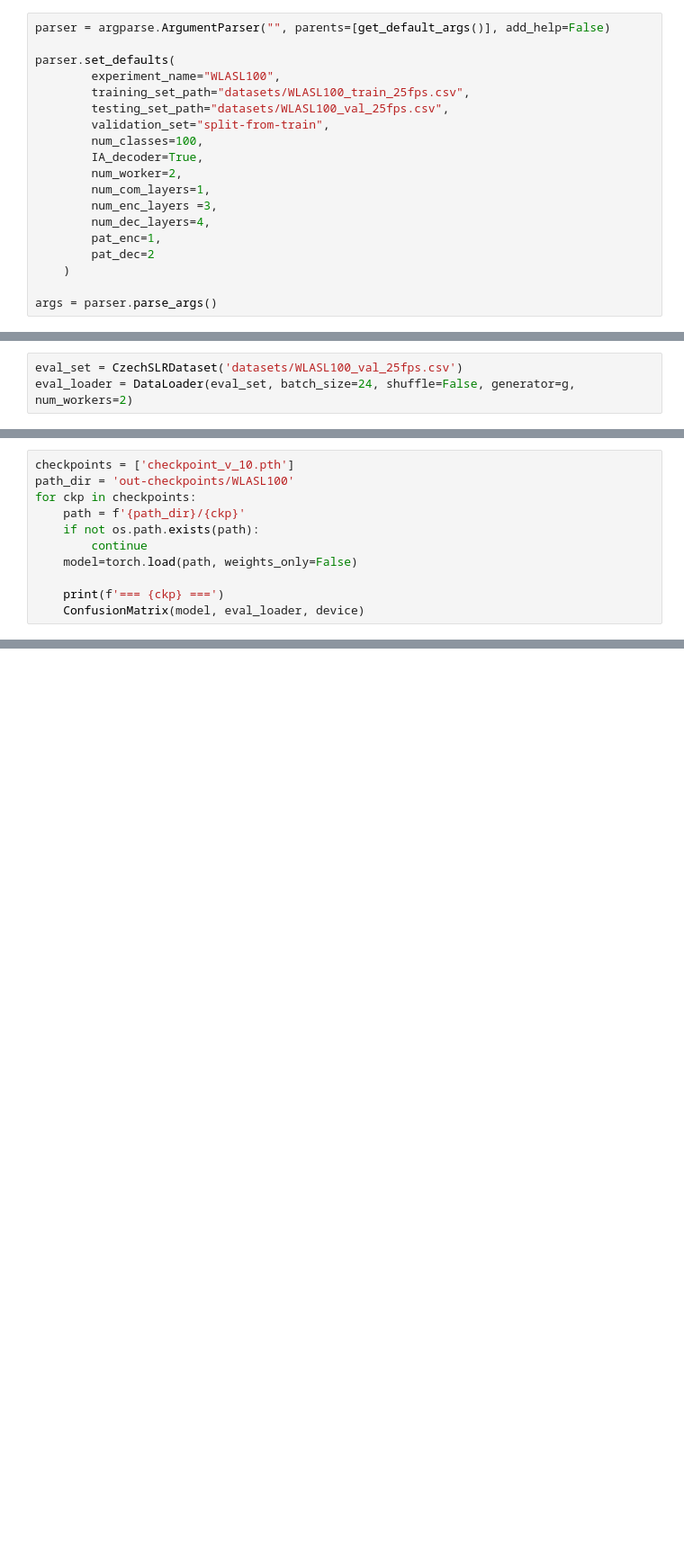
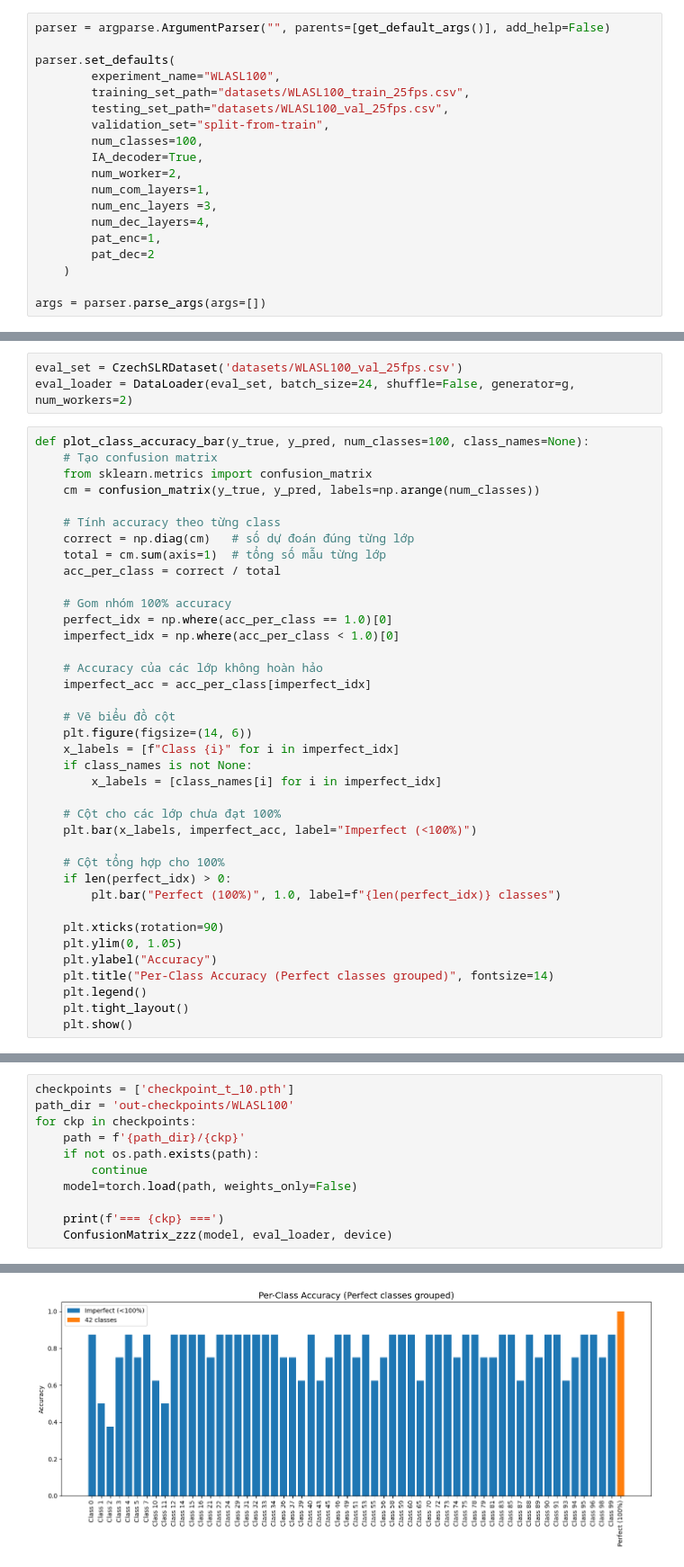
Before and after one commit to HuuTuan180404/Siformer-WLASL100, a Jupyter notebook: train.ipynb, the cells around one changed output, grey strips where cells are left out. Shown at 90% size. Drawn from its saved outputs; the diff is of its cells as text; blank space fills up the shorter version.

```diff
--- a/train.ipynb
+++ b/train.ipynb
@@ -115,7 +119,7 @@ parser.set_defaults(
         pat_dec=2
     )
 
-args = parser.parse_args()
+args = parser.parse_args(args=[])
 # %%
 random.seed(args.seed)
 np.random.seed(args.seed)
@@ -134,3 +142,41 @@ if torch.cuda.is_available():
 # %%
 eval_set = CzechSLRDataset('datasets/WLASL100_val_25fps.csv')
 eval_loader = DataLoader(eval_set, batch_size=24, shuffle=False, generator=g, num_workers=2)
+# %%
+def plot_class_accuracy_bar(y_true, y_pred, num_classes=100, class_names=None):
+    # Tạo confusion matrix
+    from sklearn.metrics import confusion_matrix
+    cm = confusion_matrix(y_true, y_pred, labels=np.arange(num_classes))
+
+    # Tính accuracy theo từng class
+    correct = np.diag(cm)   # số dự đoán đúng từng lớp
+    total = cm.sum(axis=1)  # tổng số mẫu từng lớp
+    acc_per_class = correct / total
+
+    # Gom nhóm 100% accuracy
+    perfect_idx = np.where(acc_per_class == 1.0)[0]
+    imperfect_idx = np.where(acc_per_class < 1.0)[0]
+
+    # Accuracy của các lớp không hoàn hảo
+    imperfect_acc = acc_per_class[imperfect_idx]
+
+    # Vẽ biểu đồ cột
+    plt.figure(figsize=(14, 6))
+    x_labels = [f"Class {i}" for i in imperfect_idx]
+    if class_names is not None:
+        x_labels = [class_names[i] for i in imperfect_idx]
+
+    # Cột cho các lớp chưa đạt 100%
+    plt.bar(x_labels, imperfect_acc, label="Imperfect (<100%)")
+
+    # Cột tổng hợp cho 100%
+    if len(perfect_idx) > 0:
+        plt.bar("Perfect (100%)", 1.0, label=f"{len(perfect_idx)} classes")
+
+    plt.xticks(rotation=90)
+    plt.ylim(0, 1.05)
+    plt.ylabel("Accuracy")
+    plt.title("Per-Class Accuracy (Perfect classes grouped)", fontsize=14)
+    plt.legend()
+    plt.tight_layout()
+    plt.show()
@@ -137,5 +230,5 @@ eval_loader = DataLoader(eval_set, batch_size=24, shuffle=False, generator=g, nu
 # %%
-checkpoints = ['checkpoint_v_10.pth']
+checkpoints = ['checkpoint_t_10.pth']
 path_dir = 'out-checkpoints/WLASL100'
 for ckp in checkpoints:
     path = f'{path_dir}/{ckp}'
@@ -144,4 +237,5 @@ for ckp in checkpoints:
     model=torch.load(path, weights_only=False)
 
     print(f'=== {ckp} ===')
-    ConfusionMatrix(model, eval_loader, device)
+    ConfusionMatrix_zzz(model, eval_loader, device)
+# %% [output]
@@ -147,0 +245 @@ for ckp in checkpoints:
+[figure, added]
```
Also changed, not shown: parts of 6 cells of this notebook, 2 other files.
